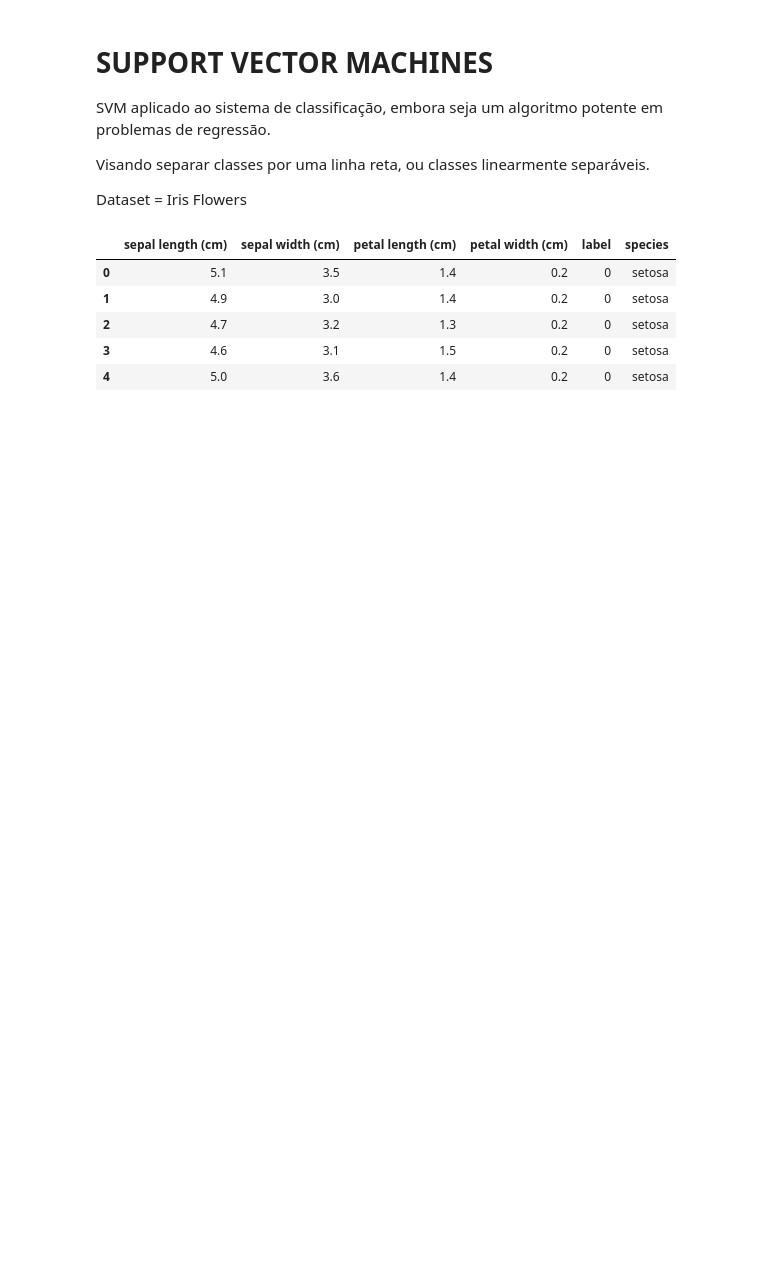
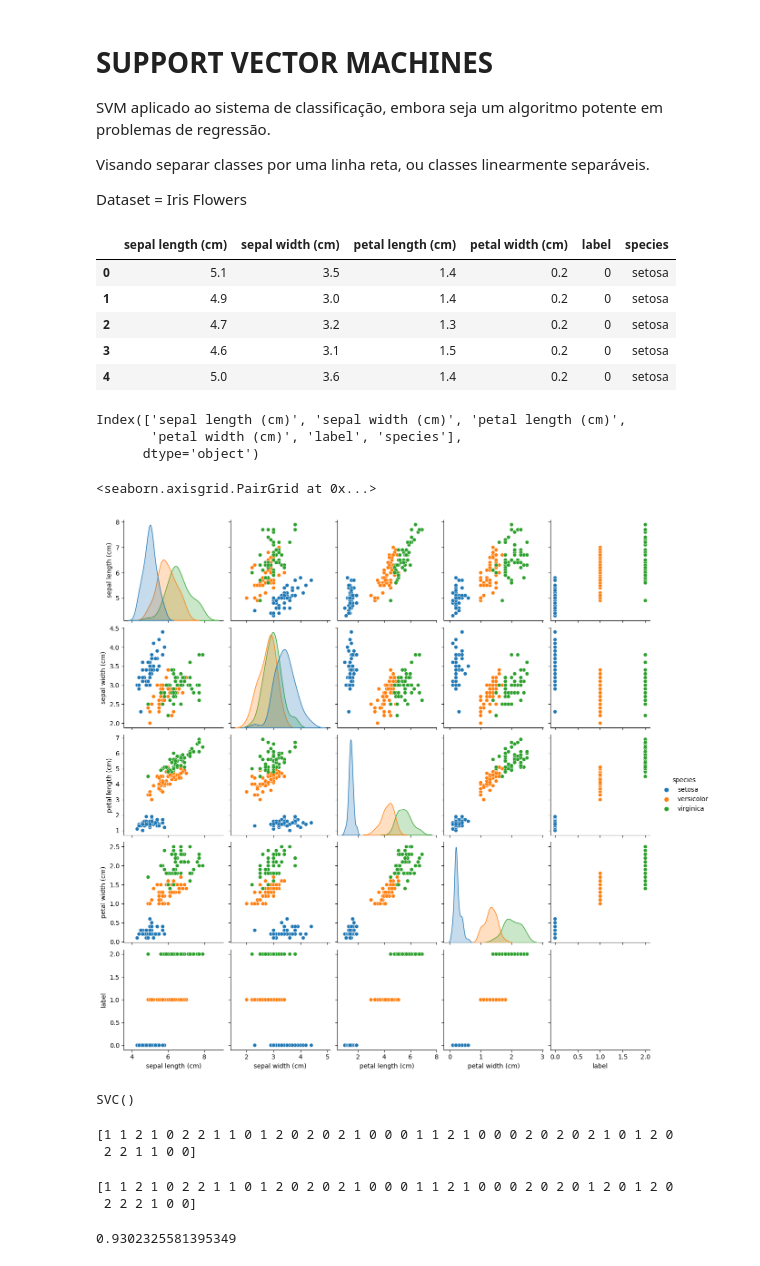
Before and after one commit to camilacopel/Practice_Machine_Learning, a Jupyter notebook: SVM_classification.ipynb, the cells around one changed output. Saved outputs shown, nothing was run; the diff lists cells and outputs as text; code cells hidden in the pictures; blank space fills up the shorter version.

```diff
--- a/SVM_classification.ipynb
+++ b/SVM_classification.ipynb
@@ -28,0 +31,14 @@ df_iris.head()
+# %%
+df_iris.columns
+# %% [output]
+Index(['sepal length (cm)', 'sepal width (cm)', 'petal length (cm)',
+       'petal width (cm)', 'label', 'species'],
+      dtype='object')
+# %%
+#Plotagem em pares
+#Para observar se elas são linearmente separáveis
+sns.pairplot(data=df_iris[['sepal length (cm)', 'sepal width (cm)', 'petal length (cm)',
+       'petal width (cm)', 'label', 'species']], hue='species', palette=None)
+# %% [output]
+<seaborn.axisgrid.PairGrid at 0x...>
+[figure, added]
@@ -28,0 +52,26 @@ df_iris.head()
+# %%
+# C é a margem é suave ou rígida
+# #C por default é 1.0 quanto maior mais rígido
+clf = svm.SVC(C=1.0)
+
+#fit é para treinar o modelo
+clf.fit(X_train, y_train)
+# %% [output]
+SVC()
+# %%
+#Predição do conjunto de teste
+y_predict = clf.predict(X_test)
+print(y_predict)
+# %% [output]
+[1 1 2 1 0 2 2 1 1 0 1 2 0 2 0 2 1 0 0 0 1 1 2 1 0 0 0 2 0 2 0 2 1 0 1 2 0
+ 2 2 1 1 0 0]
+# %%
+print(y_test)
+# %% [output]
+[1 1 2 1 0 2 2 1 1 0 1 2 0 2 0 2 1 0 0 0 1 1 2 1 0 0 0 2 0 2 0 1 2 0 1 2 0
+ 2 2 2 1 0 0]
+# %%
+#Acurária em %
+clf.score(X_test, y_test)
+# %% [output]
+0.9302325581395349
```
Also changed, not shown: parts of 7 cells of this notebook.
